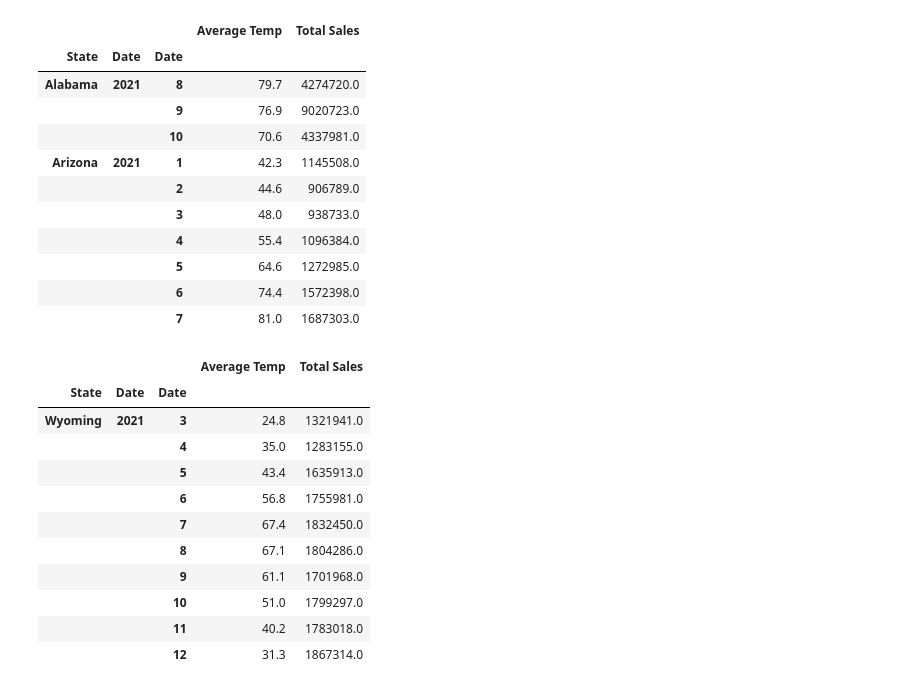
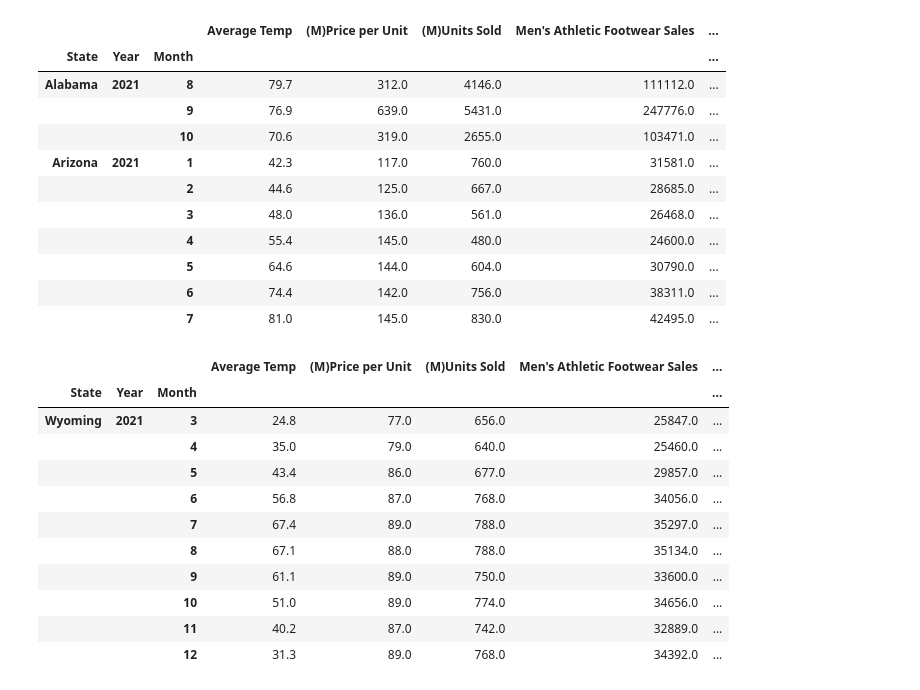
Before and after one commit to Krinnik/adidas_sales_temp_analysis, a Jupyter notebook: nik_workspace.ipynb, the cells around one changed output. Saved outputs shown, nothing was run; the diff lists cells and outputs as text; code cells hidden in the pictures.

```diff
--- a/nik_workspace.ipynb
+++ b/nik_workspace.ipynb
@@ -295,0 +484,8 @@ display(adidas_monthly_df.tail(10))
+# %%
+adidas_mens_athletic_footwear = adidas_mens_athletic_footwear.groupby(['State', 'Year', 'Month'])[['Price per Unit', 'Units Sold', 'Total Sales']].sum()
+adidas_mens_athletic_footwear= adidas_mens_athletic_footwear.rename(
+    columns={
+        'Price per Unit': '(M)Price per Unit',
+        'Units Sold': '(M)Units Sold',
+        'Total Sales': "Men's Athletic Footwear Sales"})
+adidas_mens_athletic_footwear.head()
@@ -295,0 +500,3 @@ display(adidas_monthly_df.tail(10))
+# %%
+adidas_womens_athletic_footwear = adidas_athletic_footwear[adidas_athletic_footwear['Gender'].str.match("Women's")]
+adidas_womens_athletic_footwear.head()
@@ -295,0 +511,8 @@ display(adidas_monthly_df.tail(10))
+# %%
+adidas_womens_athletic_footwear = adidas_womens_athletic_footwear.groupby(['State', 'Year', 'Month'])[['Price per Unit', 'Units Sold', 'Total Sales']].sum()
+adidas_womens_athletic_footwear= adidas_womens_athletic_footwear.rename(
+    columns={
+        'Price per Unit': '(W)Price per Unit',
+        'Units Sold': '(W)Units Sold',
+        'Total Sales': "Women's Athletic Footwear Sales"})
+adidas_womens_athletic_footwear.head()
@@ -295,0 +527,8 @@ display(adidas_monthly_df.tail(10))
+# %%
+monthly_temps_by_state = monthly_temps_by_state.reset_index()
+
+
+
+monthly_temps_by_state = monthly_temps_by_state.groupby(['State', 'Year', 'Month'])['Average Temp'].sum()
+
+monthly_temps_by_state.head()
@@ -392,33 +639,33 @@ Name: Total Sales, dtype: object
 # %%
-adidas_temps = pd.concat([monthly_temps_by_state, adidas_monthly_sales_by_state], axis=1).dropna()
-
+adidas_temps = pd.concat([monthly_temps_by_state, adidas_mens_athletic_footwear], axis=1).dropna()
+adidas_temps = pd.concat([adidas_temps, adidas_womens_athletic_footwear], axis=1).dropna()
 display(adidas_temps.head(10))
 display(adidas_temps.tail(10))
 # %% [output]
-|  |  |  | Average Temp | Total Sales |
-| State | Date | Date |  |  |
-| Alabama | 2021 | 8 | 79.7 | 4274720.0 |
-|  |  | 9 | 76.9 | 9020723.0 |
-|  |  | 10 | 70.6 | 4337981.0 |
-| Arizona | 2021 | 1 | 42.3 | 1145508.0 |
-|  |  | 2 | 44.6 | 906789.0 |
-|  |  | 3 | 48.0 | 938733.0 |
-|  |  | 4 | 55.4 | 1096384.0 |
-|  |  | 5 | 64.6 | 1272985.0 |
-|  |  | 6 | 74.4 | 1572398.0 |
-|  |  | 7 | 81.0 | 1687303.0 |
+|  |  |  | Average Temp | (M)Price per Unit | (M)Units Sold | Men's Athletic Footwear Sales | ... |
+| State | Year | Month |  |  |  |  | ... |
+| Alabama | 2021 | 8 | 79.7 | 312.0 | 4146.0 | 111112.0 | ... |
+|  |  | 9 | 76.9 | 639.0 | 5431.0 | 247776.0 | ... |
+|  |  | 10 | 70.6 | 319.0 | 2655.0 | 103471.0 | ... |
+| Arizona | 2021 | 1 | 42.3 | 117.0 | 760.0 | 31581.0 | ... |
+|  |  | 2 | 44.6 | 125.0 | 667.0 | 28685.0 | ... |
+|  |  | 3 | 48.0 | 136.0 | 561.0 | 26468.0 | ... |
+|  |  | 4 | 55.4 | 145.0 | 480.0 | 24600.0 | ... |
+|  |  | 5 | 64.6 | 144.0 | 604.0 | 30790.0 | ... |
+|  |  | 6 | 74.4 | 142.0 | 756.0 | 38311.0 | ... |
+|  |  | 7 | 81.0 | 145.0 | 830.0 | 42495.0 | ... |
-|  |  |  | Average Temp | Total Sales |
-| State | Date | Date |  |  |
-| Wyoming | 2021 | 3 | 24.8 | 1321941.0 |
-|  |  | 4 | 35.0 | 1283155.0 |
-|  |  | 5 | 43.4 | 1635913.0 |
-|  |  | 6 | 56.8 | 1755981.0 |
-|  |  | 7 | 67.4 | 1832450.0 |
-|  |  | 8 | 67.1 | 1804286.0 |
-|  |  | 9 | 61.1 | 1701968.0 |
-|  |  | 10 | 51.0 | 1799297.0 |
-|  |  | 11 | 40.2 | 1783018.0 |
-|  |  | 12 | 31.3 | 1867314.0 |
+|  |  |  | Average Temp | (M)Price per Unit | (M)Units Sold | Men's Athletic Footwear Sales | ... |
+| State | Year | Month |  |  |  |  | ... |
+| Wyoming | 2021 | 3 | 24.8 | 77.0 | 656.0 | 25847.0 | ... |
+|  |  | 4 | 35.0 | 79.0 | 640.0 | 25460.0 | ... |
+|  |  | 5 | 43.4 | 86.0 | 677.0 | 29857.0 | ... |
+|  |  | 6 | 56.8 | 87.0 | 768.0 | 34056.0 | ... |
+|  |  | 7 | 67.4 | 89.0 | 788.0 | 35297.0 | ... |
+|  |  | 8 | 67.1 | 88.0 | 788.0 | 35134.0 | ... |
+|  |  | 9 | 61.1 | 89.0 | 750.0 | 33600.0 | ... |
+|  |  | 10 | 51.0 | 89.0 | 774.0 | 34656.0 | ... |
+|  |  | 11 | 40.2 | 87.0 | 742.0 | 32889.0 | ... |
+|  |  | 12 | 31.3 | 89.0 | 768.0 | 34392.0 | ... |
 # %%
 adidas_temps.index
 # %% [output]
```
Also changed, not shown: parts of 78 cells of this notebook.
